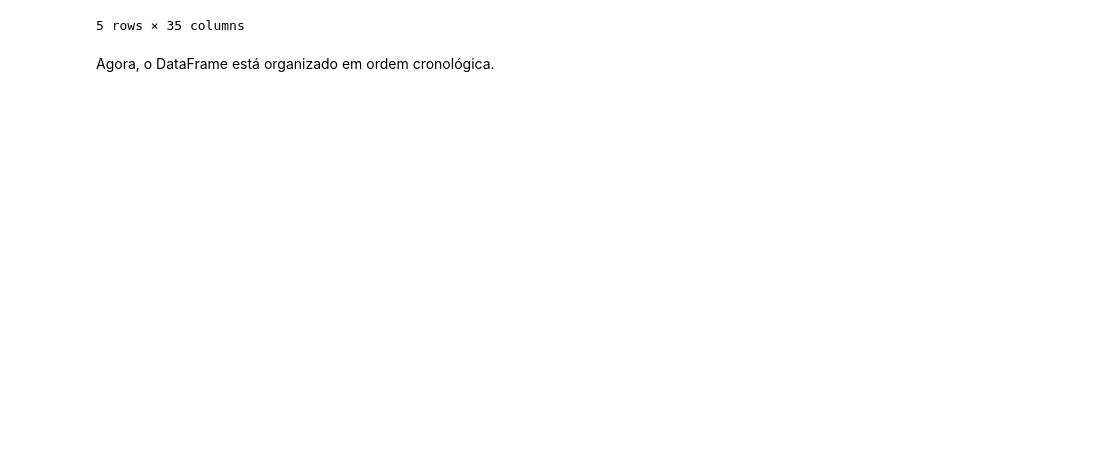
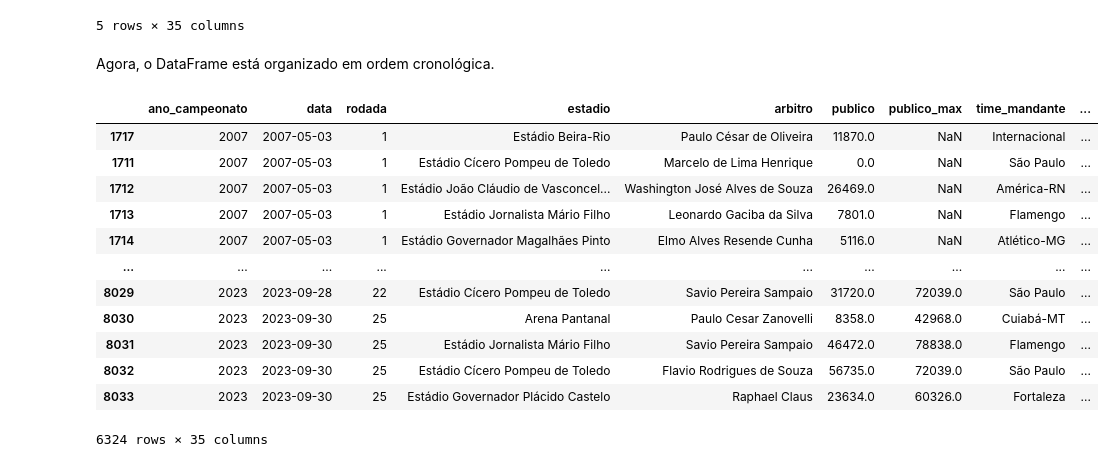
Before and after one commit to cunhavictor111/projeto2_cdados, a Jupyter notebook: Projeto2.ipynb, the cells around one changed output. Drawn from its saved outputs; the diff is of its cells as text; code cells hidden in the pictures; blank space fills up the shorter version.

```diff
--- a/Projeto2.ipynb
+++ b/Projeto2.ipynb
@@ -58,3 +60,20 @@ Agora, o DataFrame está organizado em ordem cronológica.
+# %%
+df_after2007 = df.loc[df['ano_campeonato'] >= 2007]
+df_after2007
+# %% [output]
+|  | ano_campeonato | data | rodada | estadio | arbitro | publico | publico_max | time_mandante | ... |
+| 1717 | 2007 | 2007-05-03 | 1 | Estádio Beira-Rio | Paulo César de Oliveira | 11870.0 | NaN | Internacional | ... |
+| 1711 | 2007 | 2007-05-03 | 1 | Estádio Cícero Pompeu de Toledo | Marcelo de Lima Henrique | 0.0 | NaN | São Paulo | ... |
+| 1712 | 2007 | 2007-05-03 | 1 | Estádio João Cláudio de Vasconcel... | Washington José Alves de Souza | 26469.0 | NaN | América-RN | ... |
+| 1713 | 2007 | 2007-05-03 | 1 | Estádio Jornalista Mário Filho | Leonardo Gaciba da Silva | 7801.0 | NaN | Flamengo | ... |
+| 1714 | 2007 | 2007-05-03 | 1 | Estádio Governador Magalhães Pinto | Elmo Alves Resende Cunha | 5116.0 | NaN | Atlético-MG | ... |
+| ... | ... | ... | ... | ... | ... | ... | ... | ... | ... |
+| 8029 | 2023 | 2023-09-28 | 22 | Estádio Cícero Pompeu de Toledo | Savio Pereira Sampaio | 31720.0 | 72039.0 | São Paulo | ... |
+| 8030 | 2023 | 2023-09-30 | 25 | Arena Pantanal | Paulo Cesar Zanovelli | 8358.0 | 42968.0 | Cuiabá-MT | ... |
+| 8031 | 2023 | 2023-09-30 | 25 | Estádio Jornalista Mário Filho | Savio Pereira Sampaio | 46472.0 | 78838.0 | Flamengo | ... |
+| 8032 | 2023 | 2023-09-30 | 25 | Estádio Cícero Pompeu de Toledo | Flavio Rodrigues de Souza | 56735.0 | 72039.0 | São Paulo | ... |
+| 8033 | 2023 | 2023-09-30 | 25 | Estádio Governador Plácido Castelo | Raphael Claus | 23634.0 | 60326.0 | Fortaleza | ... |
+6324 rows × 35 columns
 # %%
 def regress(Y,X):
     '''
```
Also changed, not shown: parts of 9 cells of this notebook, 1 other file.
